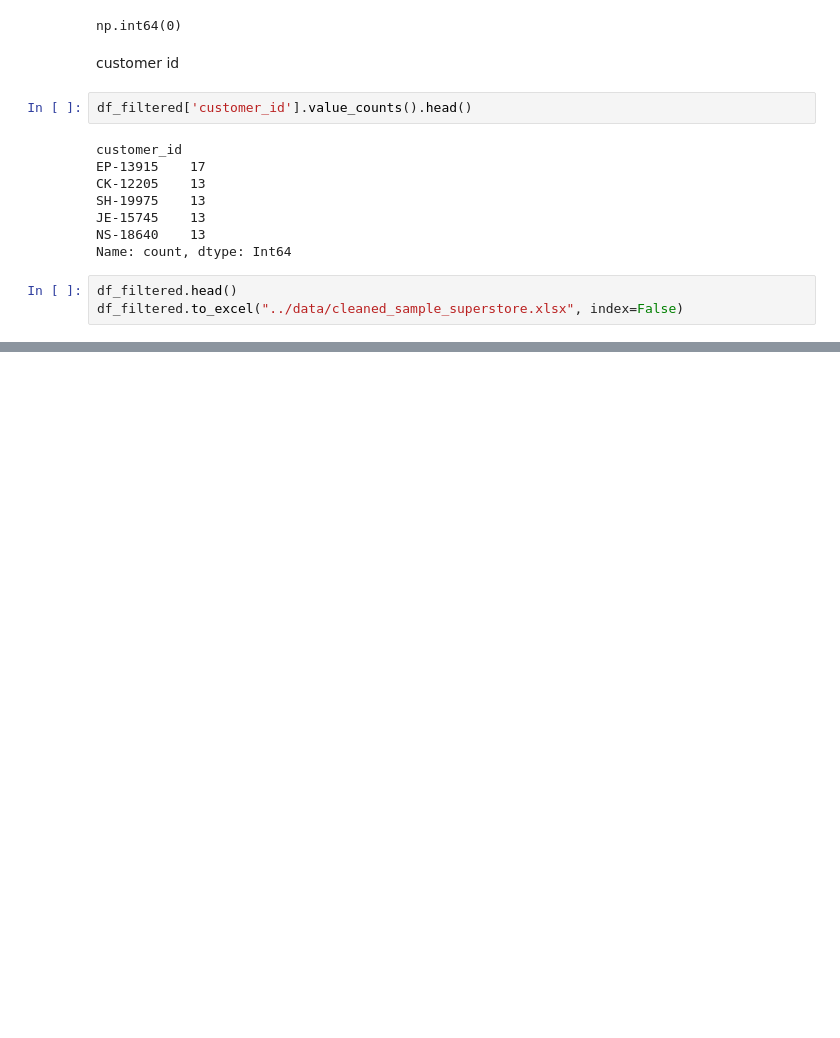
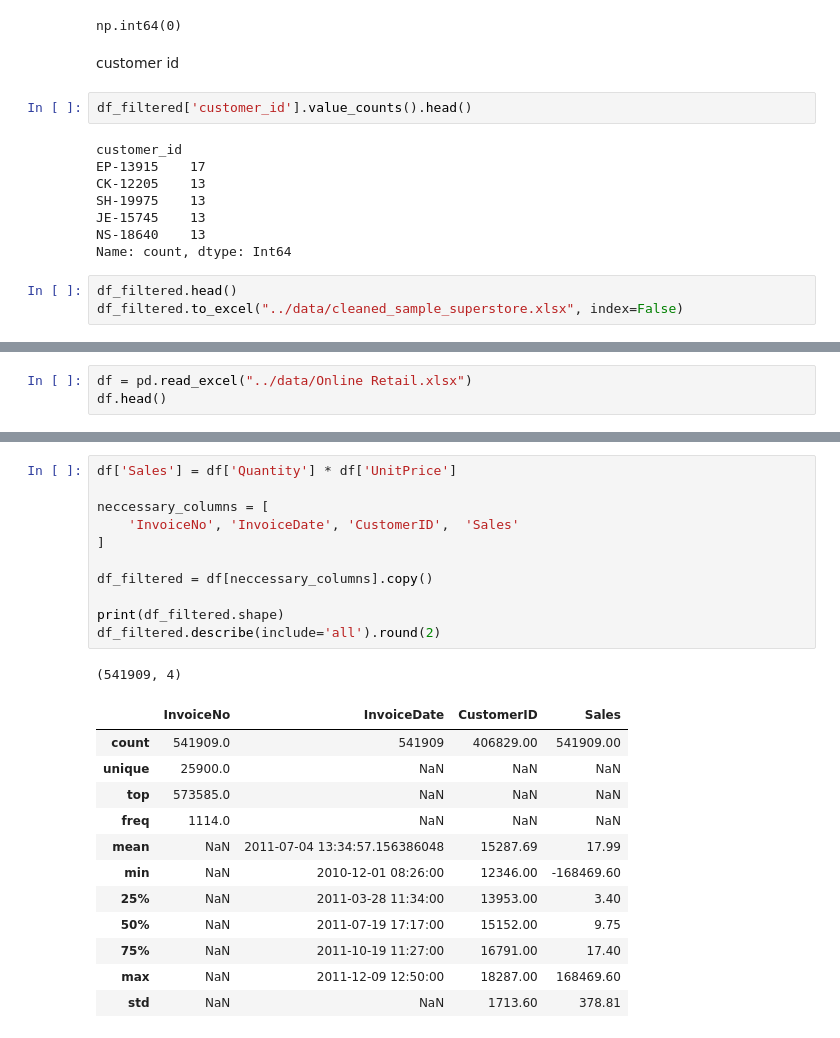
Before and after one commit to Ajandaghian/VizOs, a Jupyter notebook: temp_notebooks/sample_data_cleaner.ipynb, the cells around one changed output, grey strips where cells are left out. Saved outputs shown, nothing was run; the diff lists cells and outputs as text; blank space fills up the shorter version.

Commit message:
sample data provided

```diff
--- a/temp_notebooks/sample_data_cleaner.ipynb
+++ b/temp_notebooks/sample_data_cleaner.ipynb
@@ -159,0 +162,3 @@ df_filtered.to_excel("../data/cleaned_sample_superstore.xlsx", index=False)
+# %%
+df = pd.read_excel("../data/Online Retail.xlsx")
+df.head()
@@ -159,0 +183,25 @@ df_filtered.to_excel("../data/cleaned_sample_superstore.xlsx", index=False)
+# %%
+df['Sales'] = df['Quantity'] * df['UnitPrice']
+
+neccessary_columns = [
+    'InvoiceNo', 'InvoiceDate', 'CustomerID',  'Sales'
+]
+
+df_filtered = df[neccessary_columns].copy()
+
+print(df_filtered.shape)
+df_filtered.describe(include='all').round(2)
+# %% [output]
+(541909, 4)
+|  | InvoiceNo | InvoiceDate | CustomerID | Sales |
+| count | 541909.0 | 541909 | 406829.00 | 541909.00 |
+| unique | 25900.0 | NaN | NaN | NaN |
+| top | 573585.0 | NaN | NaN | NaN |
+| freq | 1114.0 | NaN | NaN | NaN |
+| mean | NaN | 2011-07-04 13:34:57.156386048 | 15287.69 | 17.99 |
+| min | NaN | 2010-12-01 08:26:00 | 12346.00 | -168469.60 |
+| 25% | NaN | 2011-03-28 11:34:00 | 13953.00 | 3.40 |
+| 50% | NaN | 2011-07-19 17:17:00 | 15152.00 | 9.75 |
+| 75% | NaN | 2011-10-19 11:27:00 | 16791.00 | 17.40 |
+| max | NaN | 2011-12-09 12:50:00 | 18287.00 | 168469.60 |
+| std | NaN | NaN | 1713.60 | 378.81 |
```
Also changed, not shown: parts of 40 cells of this notebook, 2 other files.
